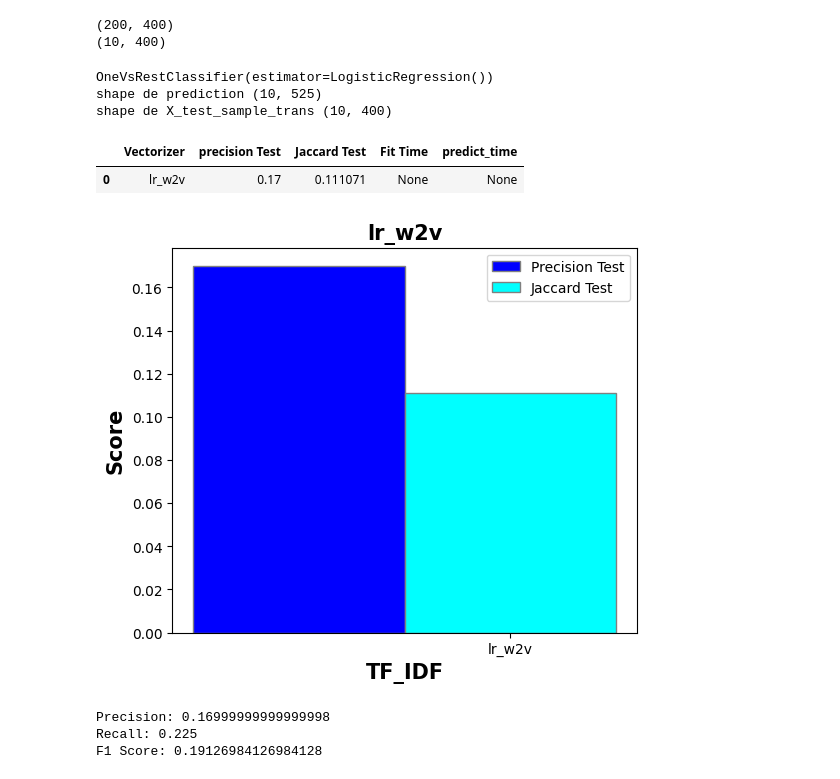
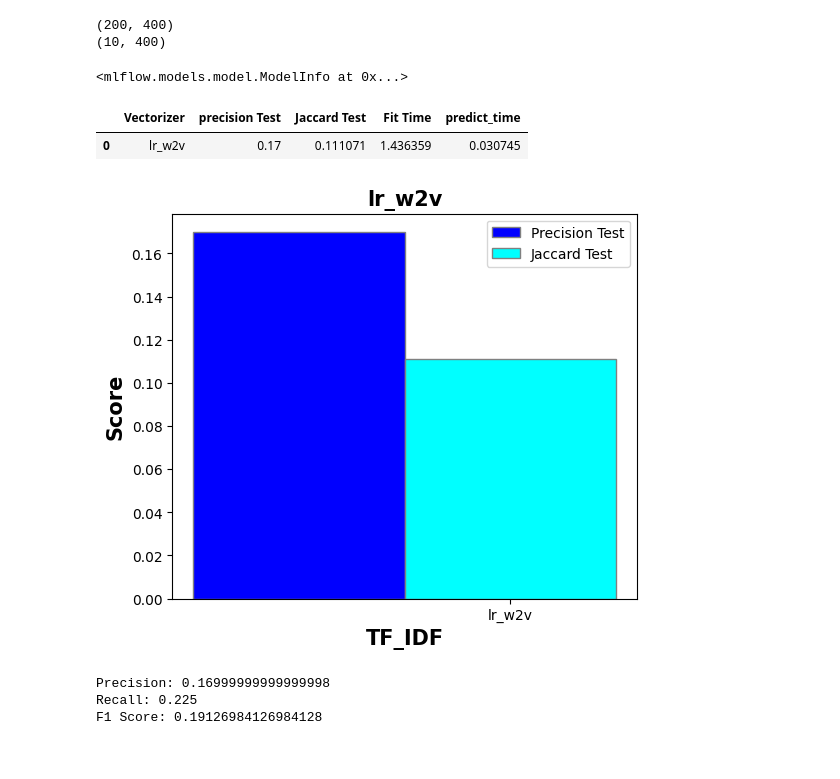
Before and after one commit to BahiaB/MLE-P5-main, a Jupyter notebook: supervised.ipynb, the cells around one changed output. Saved outputs shown, nothing was run; the diff lists cells and outputs as text; code cells hidden in the pictures.

```diff
--- a/supervised.ipynb
+++ b/supervised.ipynb
@@ -70,11 +76,14 @@ def plot_result(model_results):
     plt.show()
 # %%
 def stocker_results(name = str, precision_test=None, recall_test=None,f1_test=None,jaccard_test=None, fit_time=None, transform_time=None, predict_time=None, model=None, X_test=None, y_test=None):
-    # Enregistrer les résultats dans un DataFrame
+    """Fonction pour stocker les résultats des modèles dans un DataFrame
+        Log les résultats dans mlflow"""
     results = pd.DataFrame({'Vectorizer': [name], 'precision Test': [precision_test], 'Jaccard Test': [jaccard_test], 'Fit Time': [fit_time], 'predict_time': [predict_time]})
     display(results)
     mlflow.log_metric("Jaccard Score", jaccard_test)
     mlflow.log_metric("Precision", precision_test)
     mlflow.log_metric("Recall", recall_test)
     mlflow.log_metric("F1 Score", f1_test)
+    mlflow.log_metric("Fit_time", fit_time)
+    mlflow.log_metric("prediction_time", predict_time)
     return results
@@ -192,0 +172,14 @@ Name: Tags, dtype: object
+# %%
+# Séparation des données en train et test sets.
+# Sélection d'un sample pour accélérer le processus de test
+X_train, X_test, y_train, y_test = train_test_split(X,y,
+    test_size=0.2,
+    random_state=42
+)
+
+
+display(X_train.shape, X_test.shape)
+X_train_sample = X_train.sample(200, random_state=42)
+y_train_sample = y_train.loc[X_train_sample.index]
+X_test_sample = X_test.sample(10, random_state=42)
+y_test_sample = y_test.loc[X_test_sample.index]
@@ -355,8 +352,6 @@ y_test_sample_trans = mlb.transform(y_test_sample)
   Régréssion logistique:
 
   RandomForest:
-# %%
-X_train_sample_str = [' '.join(text) for text in X_train_sample]
 # %%
 from sklearn.model_selection import GridSearchCV
 
@@ -663,33 +557,39 @@ print(X_test_sample_trans_w2v.shape)
 # %% [output]
 (200, 400)
 (10, 400)
-# %%
-lr_w2v = pipeline_w2v.named_steps['clf_w2v'].fit(X_train_sample_trans_w2v, y_train_sample_trans)
-print(lr_w2v)
-predictions_w2v = lr_w2v.predict_proba(X_test_sample_trans_w2v)
-print("shape de prediction",predictions_w2v.shape)
-print("shape de X_test_sample_trans",X_test_sample_trans_w2v.shape)
-# %% [output]
-OneVsRestClassifier(estimator=LogisticRegression())
-shape de prediction (10, 525)
-shape de X_test_sample_trans (10, 400)
+# %%
+fit_time =time.time()
+lr_w2v = pipeline_w2v.named_steps['clf_w2v'].fit(X_train_sample_trans_w2v, y_train_sample_trans)
+fit_time = time.time() - fit_time
+
+
+predict_time = time.time()
+predictions_w2v = lr_w2v.predict_proba(X_test_sample_trans_w2v)
+predict_time = time.time() - predict_time
+
+mlflow.log_param("min_df", pipeline_tfidf.named_steps['tfidf'].min_df)
+mlflow.log_param("max_df", pipeline_tfidf.named_steps['tfidf'].max_df)
+mlflow.log_metric("fit_time", fit_time)
+mlflow.sklearn.log_model(lr_tfidf, "model")
+# %% [output]
+<mlflow.models.model.ModelInfo at 0x...>
 # %%
 probabilities = predictions_w2v
-# Définir un seuil personnalisé pour sélectionner les tags
-threshold = 0.1  # baisser le seuil pour inclure plus de tags
 
 # Utiliser la fonction pour obtenir les tags prédits
-rf_w2v_binary_predictions = select_top_n_tags(probabilities, threshold, top_n=5)
+rf_w2v_binary_predictions = select_top_n_tags(probabilities, threshold=0.1, top_n=5)
 
+tags_predicted_to_text(rf_w2v_binary_predictions, mlb2)
 result_lr_w2f = stocker_results(name="lr_w2v",precision_test=precision_score(y_test_sample_trans, rf_w2v_binary_predictions,average='samples'),
                                 f1_test=f1_score(y_test_sample_trans, rf_w2v_binary_predictions,average='samples'),
                                 recall_test = recall_score(y_test_sample_trans, rf_w2v_binary_predictions,average='samples'),
-                                jaccard_test=jaccard_score(y_test_sample_trans, rf_w2v_binary_predictions, average='samples'))
+                                jaccard_test=jaccard_score(y_test_sample_trans, rf_w2v_binary_predictions, average='samples'),
+                                fit_time=fit_time, predict_time = predict_time)
 
 plot_result(result_lr_w2f)
 # %% [output]
 |  | Vectorizer | precision Test | Jaccard Test | Fit Time | predict_time |
-| 0 | lr_w2v | 0.17 | 0.111071 | None | None |
+| 0 | lr_w2v | 0.17 | 0.111071 | 1.436359 | 0.030745 |
 [figure]
 # %%
 print("Precision:", precision_score(y_test_sample_trans, rf_w2v_binary_predictions, average='samples'))
```
Also changed, not shown: parts of 40 cells of this notebook.
